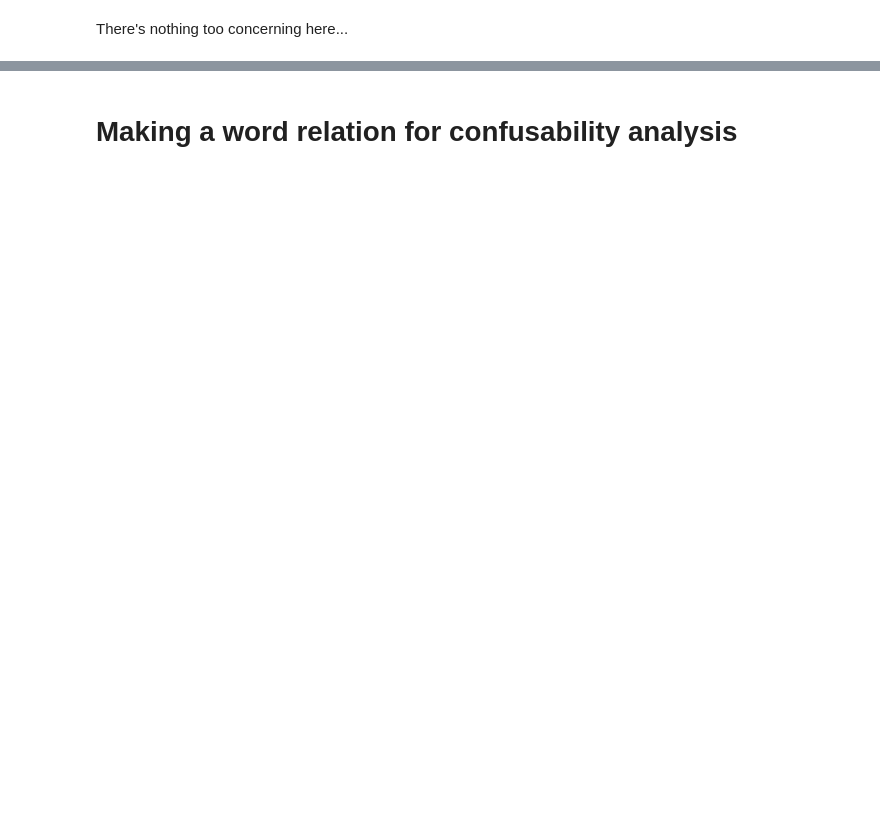
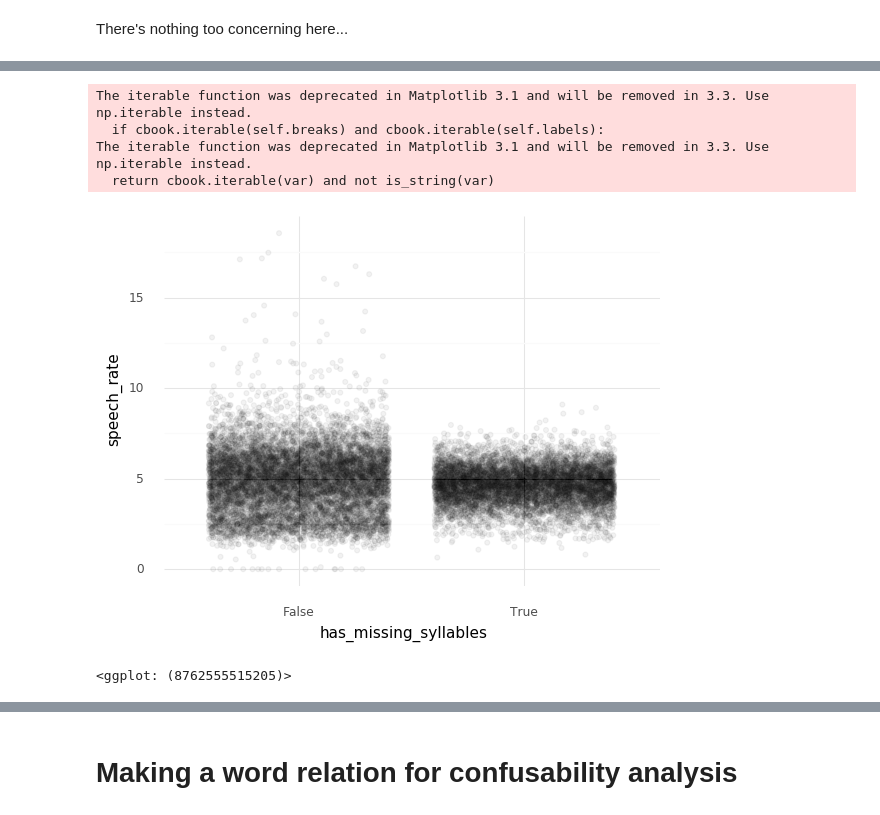
Before and after one commit to emeinhardt/buckeye-lm, a Jupyter notebook: Preprocessing Buckeye corpus transcriptions for ease of processing and use with kenlm.ipynb, the cells around one changed output, grey strips where cells are left out. Saved outputs shown, nothing was run; the diff lists cells and outputs as text; code cells hidden in the pictures; blank space fills up the shorter version.

```diff
--- a/Preprocessing Buckeye corpus transcriptions for ease of processing and use with kenlm.ipynb
+++ b/Preprocessing Buckeye corpus transcriptions for ease of processing and use with kenlm.ipynb
@@ -987,0 +1174,10 @@ There's nothing too concerning here...
+# %%
+# ggplot(speech_rate_df, aes(x='has_missing_syllables', y='speech_rate')) + geom_point(alpha=0.05) + theme_minimal()
+ggplot(speech_rate_df, aes(x='has_missing_syllables', y='speech_rate')) + geom_jitter(alpha=0.05, height=None) + theme_minimal()
+# %% [output]
+The iterable function was deprecated in Matplotlib 3.1 and will be removed in 3.3. Use np.iterable instead.
+  if cbook.iterable(self.breaks) and cbook.iterable(self.labels):
+The iterable function was deprecated in Matplotlib 3.1 and will be removed in 3.3. Use np.iterable instead.
+  return cbook.iterable(var) and not is_string(var)
+[figure, added]
+<ggplot: (8762555515205)>
```
Also changed, not shown: parts of 81 cells of this notebook.
